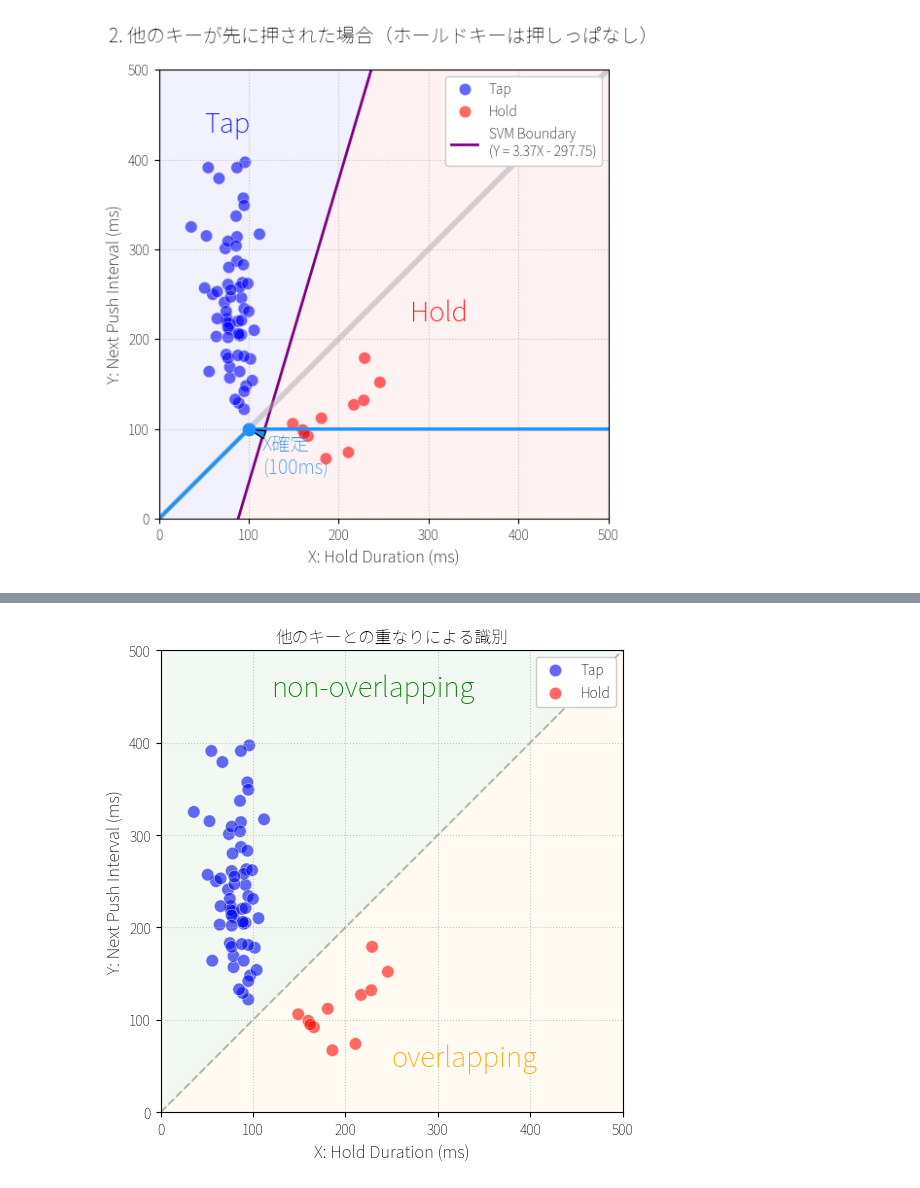
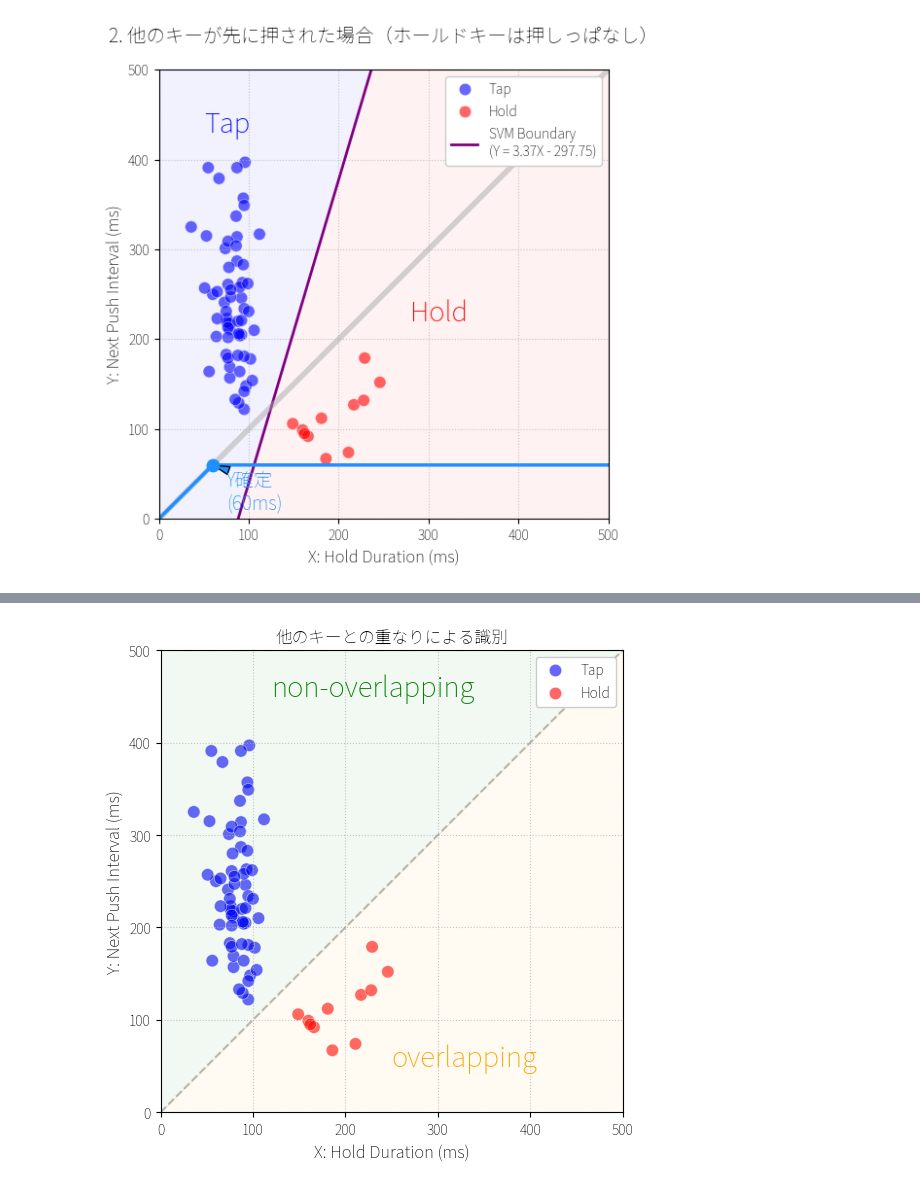
Before and after one commit to bilzard/qmk_userspace, a Jupyter notebook: analysis/graph.ipynb, the cells around one changed output, grey strips where cells are left out. Saved outputs shown, nothing was run; the diff lists cells and outputs as text; code cells hidden in the pictures.

```diff
--- a/analysis/graph.ipynb
+++ b/analysis/graph.ipynb
@@ -44,7 +44,6 @@ plt.rcParams['axes.titleweight'] = 'bold'
 
 
 MAX_TIME = 500
-Y_push = 150
 
 def draw_base(df, target_id="R9,C0", ax=None, draw_svm_boundary=True):
 
@@ -106,7 +105,7 @@ def draw_base(df, target_id="R9,C0", ax=None, draw_svm_boundary=True):
     ax.set_aspect('equal') # X軸とY軸のスケールを揃える
 
 
-def draw_path_y_settled(ax):
+def draw_path_y_settled(ax, Y_push=50):
     # 軸の範囲とラベル設定
     ax.set_title('1. 先にホールドキーを離した場合（他のキーは押されていない）', fontsize=14, pad=20)
 
@@ -123,7 +122,7 @@ def draw_path_y_settled(ax):
 
     # 確定ポイントのマーカーと注釈
     ax.scatter([Y_push], [Y_push], color='crimson', s=80, zorder=5)
-    ax.annotate(f'Y確定\n({Y_push}ms)', xy=(Y_push, Y_push), xytext=(Y_push + 15, Y_push -15),
+    ax.annotate(f'X確定\n({Y_push}ms)', xy=(Y_push, Y_push), xytext=(Y_push + 15, Y_push -15),
                 arrowprops=dict(facecolor='crimson', shrink=0.05, width=2, headwidth=6),
                 color='crimson', fontweight='bold', fontsize=14)
 
@@ -142,0 +142,10 @@ if __name__ == "__main__":
+# %%
+# 関数の実行
+if __name__ == "__main__":
+    STROKES_FILE = "../preprocessed/strokes_svm_it3.json"
+    LABELS_FILE = "../preprocessed/labels_svm_it3.json"
+    df_merged = load_and_preprocess_data(STROKES_FILE, LABELS_FILE)
+
+    _, ax = plt.subplots(figsize=(6, 6))
+    draw_base(df_merged, target_id="R9,C0", ax=ax)
+    draw_path_y_settled(ax, Y_push=150)
@@ -153,35 +164,34 @@ plt.rcParams['font.family'] = 'Noto Sans JP'
 plt.rcParams['font.weight'] = 'bold'
 plt.rcParams['axes.labelweight'] = 'bold'
 plt.rcParams['axes.titleweight'] = 'bold'
 
-def draw_path_x_settled(ax):
+def draw_path_x_settled(ax, X_release=100):
     ax.set_title('2. 他のキーが先に押された場合（ホールドキーは押しっぱなし）', fontsize=14, pad=20)
     # --- 経路の描画 ---
     # サンプル値の設定
-    X_release = 100  # パターン2: 100msでHoldキーを離した
 
     # 1. どちらも未確定の場合の経路 (y=x上を進行)
     ax.plot([0, MAX_TIME], [0, MAX_TIME], color='darkgray', linewidth=4, alpha=0.5, label='')
 
     # 2. Holdリリース(X)が先行して確定した場合の経路
     # (0,0) -> (X, X) までは未確定、そこから水平に (X, ∞) へ
     x2_path = [0, X_release, MAX_TIME]
     y2_path = [0, X_release, X_release]
     ax.plot(x2_path, y2_path, color='dodgerblue', linewidth=2.5, label='')
 
     # 確定ポイントのマーカーと注釈
     ax.scatter([X_release], [X_release], color='dodgerblue', s=80, zorder=5)
-    ax.annotate(f'X確定\n({X_release}ms)', xy=(X_release, X_release), xytext=(X_release + 15, X_release - 50),
+    ax.annotate(f'Y確定\n({X_release}ms)', xy=(X_release, X_release), xytext=(X_release + 15, X_release - 50),
                 arrowprops=dict(facecolor='dodgerblue', shrink=0.05, width=1, headwidth=6),
                 color='dodgerblue', fontweight='bold', fontsize=14)
 
 
 
 # 関数の実行
 if __name__ == "__main__":
     df_merged = load_and_preprocess_data(STROKES_FILE, LABELS_FILE)
     _, ax = plt.subplots(figsize=(6, 6))
     draw_base(df_merged, target_id="R9,C0", ax=ax)
-    draw_path_x_settled(ax)
+    draw_path_x_settled(ax, X_release=60)
 # %% [output]
-[figure, old version]
+[figure, new version]
```
Also changed, not shown: parts of 3 cells of this notebook.
